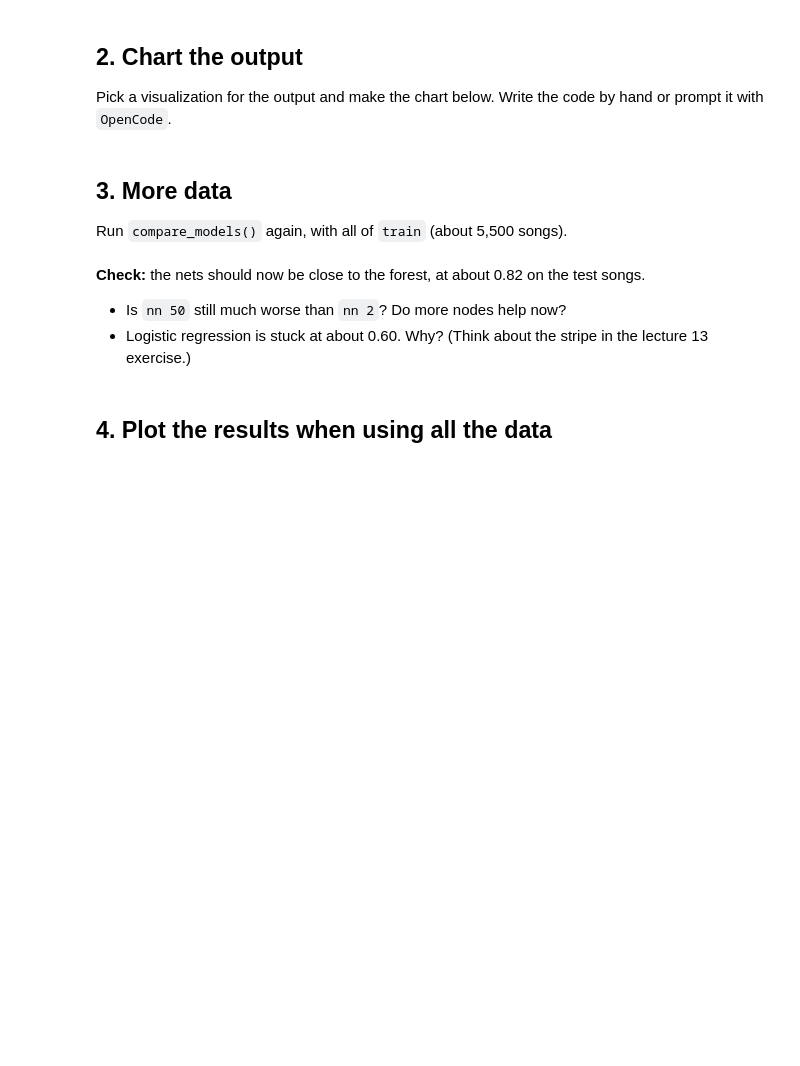
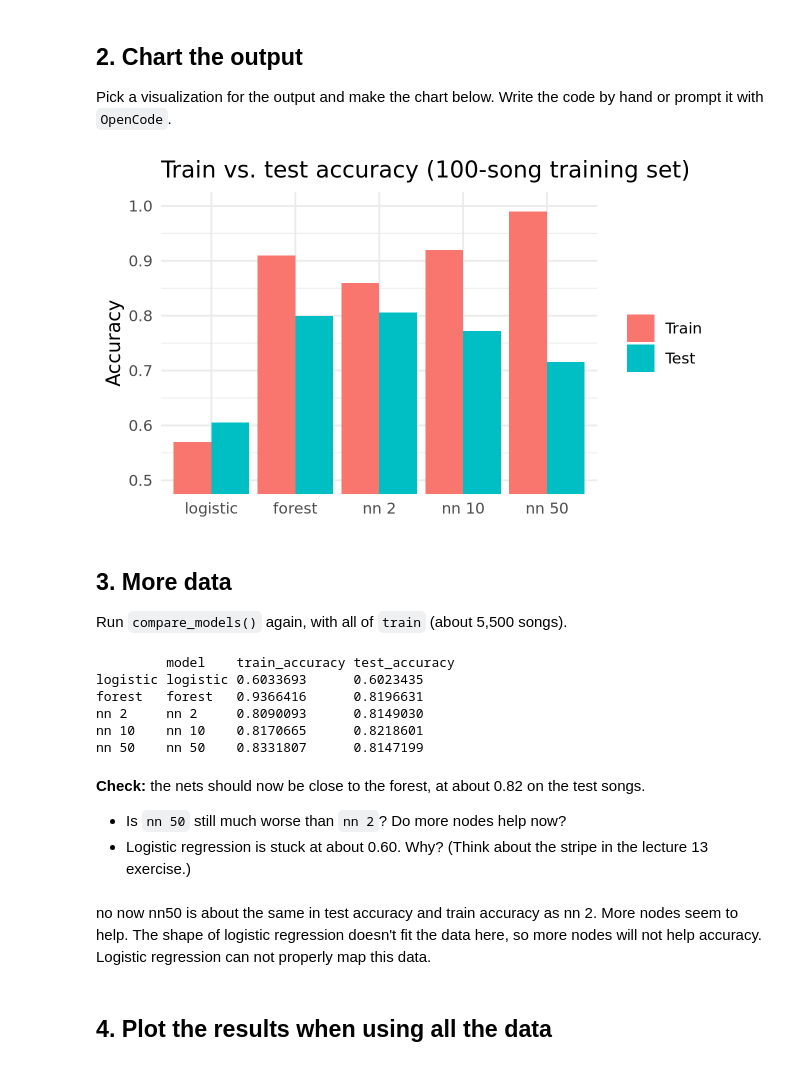
Before and after one commit to perryaholtz/codespace, a Jupyter notebook: exercises/16-nn-exercise.ipynb, the cells around one changed output. Drawn from its saved outputs; the diff is of its cells as text; code cells hidden in the pictures; blank space fills up the shorter version.

```diff
--- a/exercises/16-nn-exercise.ipynb
+++ b/exercises/16-nn-exercise.ipynb
@@ -104,15 +132,42 @@ results_small
 Pick a visualization for the output and make the chart below. Write the code by hand or prompt it with `OpenCode`.
 # %%
 # Chart code goes here
+results_small |>
+    pivot_longer(c(train_accuracy, test_accuracy),
+                 names_to = 'set', values_to = 'accuracy') |>
+    mutate(model = factor(model, levels = results_small$model),
+           set = factor(set, levels = c('train_accuracy', 'test_accuracy'),
+                        labels = c('Train', 'Test'))) |>
+    ggplot(aes(x = model, y = accuracy, fill = set)) +
+    geom_col(position = 'dodge') +
+    coord_cartesian(ylim = c(0.5, 1)) +
+    labs(x = NULL, y = 'Accuracy', fill = NULL,
+         title = 'Train vs. test accuracy (100-song training set)') +
+    theme_minimal()
+# %% [output]
+[figure, added]
 # %% [markdown]
 ## 3. More data
 
 Run `compare_models()` again, with all of `train` (about 5,500 songs).
+# %%
+results_full = compare_models(train)
+
+results_full
+# %% [output]
+         model    train_accuracy test_accuracy
+logistic logistic 0.6033693      0.6023435
+forest   forest   0.9366416      0.8196631
+nn 2     nn 2     0.8090093      0.8149030
+nn 10    nn 10    0.8170665      0.8218601
+nn 50    nn 50    0.8331807      0.8147199
 # %% [markdown]
 **Check:** the nets should now be close to the forest, at about 0.82 on the test songs.
 
 - Is `nn 50` still much worse than `nn 2`? Do more nodes help now?
 - Logistic regression is stuck at about 0.60. Why? (Think about the stripe in the lecture 13 exercise.)
+# %% [markdown]
+no now nn50 is about the same in test accuracy and train accuracy as nn 2. More nodes seem to help. The shape of logistic regression doesn't fit the data here, so more nodes will not help accuracy. Logistic regression can not properly map this data.
 # %% [markdown]
 ## 4. Plot the results when using all the data
 # %%
```
Also changed, not shown: parts of 5 cells of this notebook.
